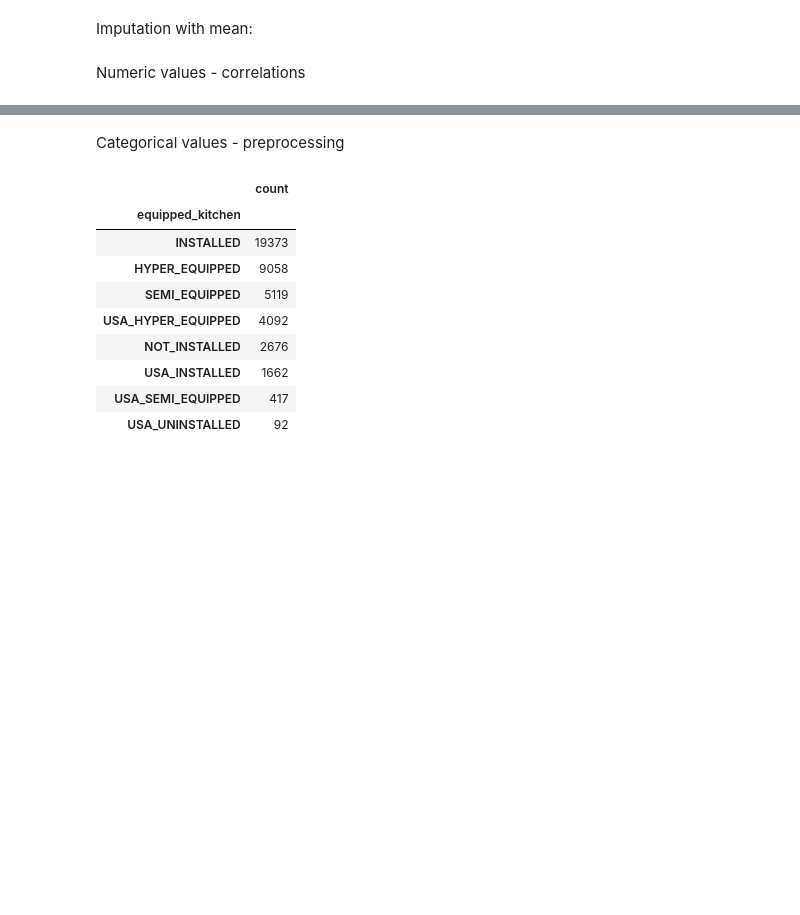
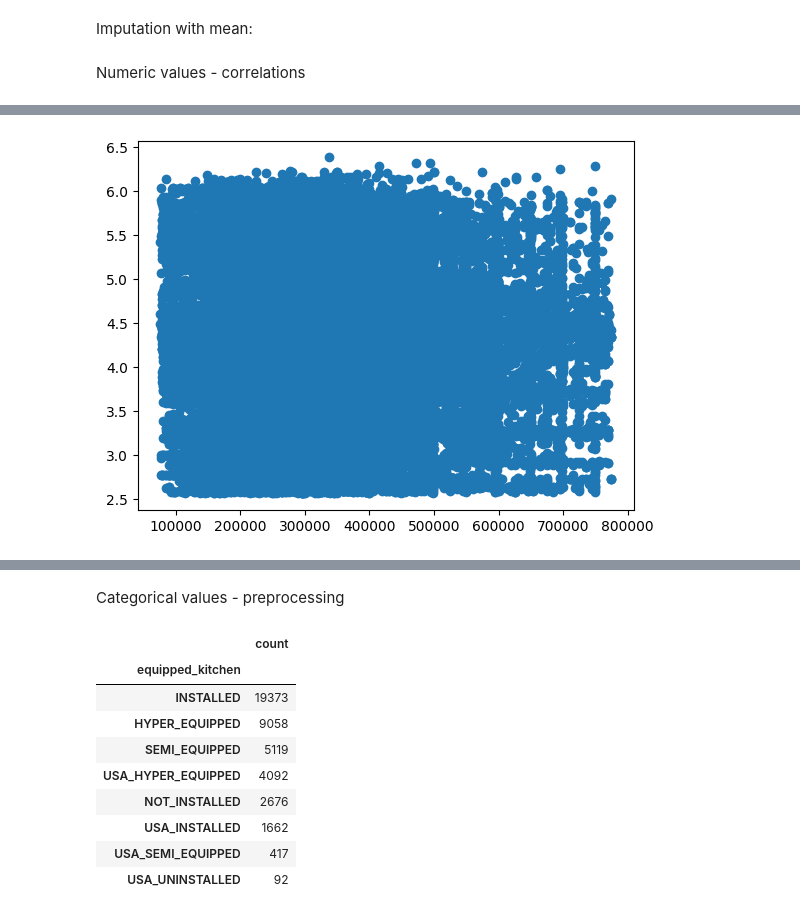
Before and after one commit to Lu-cc/immo-eliza-ml, a Jupyter notebook: exploring_data.ipynb, the cells around one changed output, grey strips where cells are left out. Drawn from its saved outputs; the diff is of its cells as text; code cells hidden in the pictures; blank space fills up the shorter version.

```diff
--- a/exploring_data.ipynb
+++ b/exploring_data.ipynb
@@ -116,0 +184,5 @@ plt.show()
+# %%
+plt.scatter(data["price"], data["longitude"])
+plt.show()
+# %% [output]
+[figure, added]
```
Also changed, not shown: parts of 9 cells of this notebook, 8 other files.
